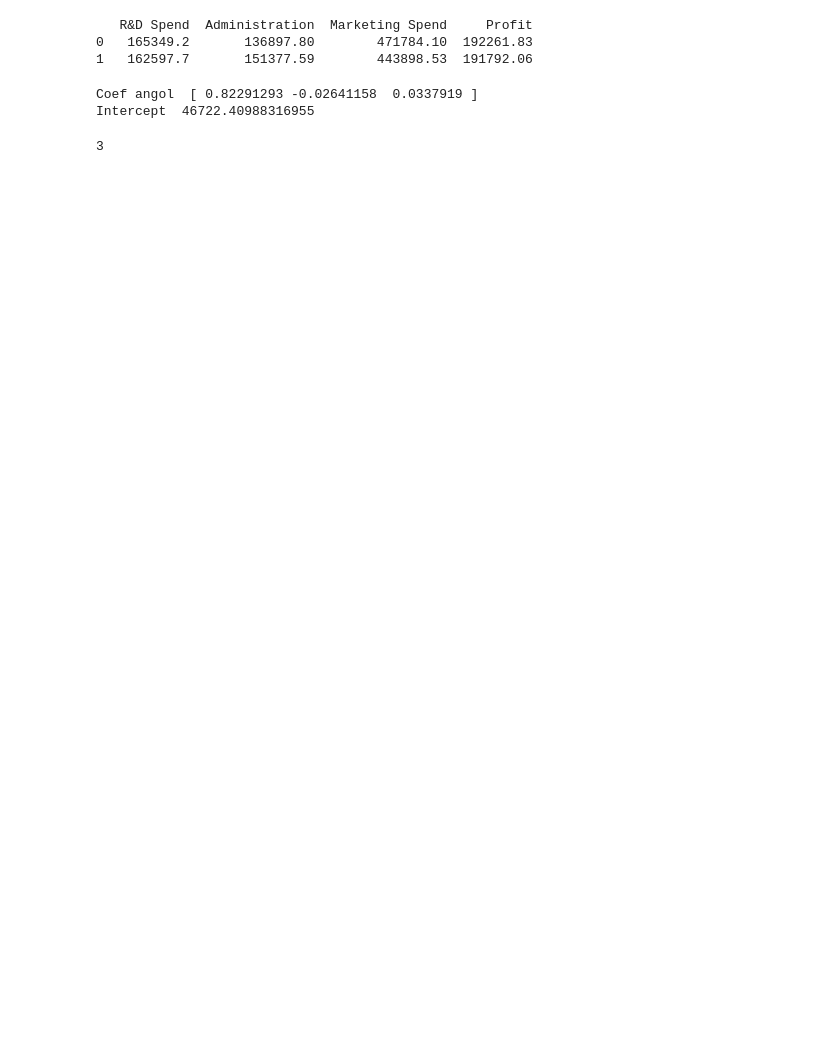
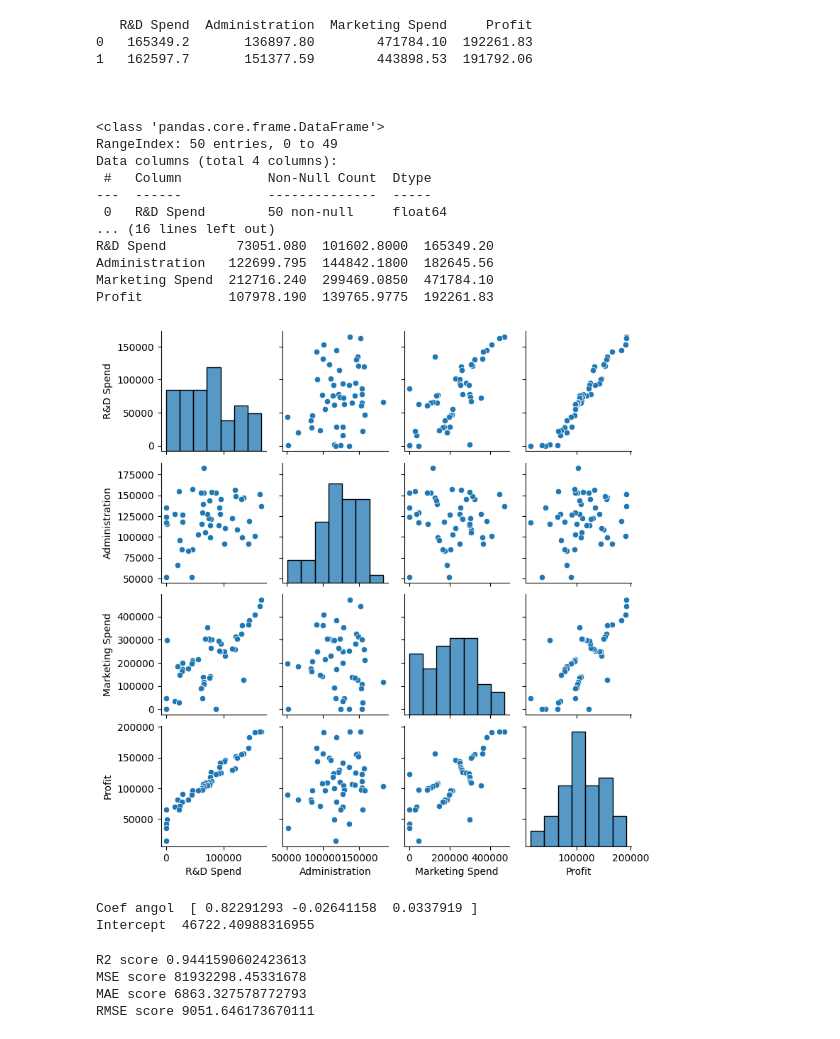
Before and after one commit to Undersk0re/machine-learning-course, a Jupyter notebook: python/Lez08/Esercizio_.ipynb, the cells around one changed output. Saved outputs shown, nothing was run; the diff lists cells and outputs as text; code cells hidden in the pictures; blank space fills up the shorter version.

```diff
--- a/python/Lez08/Esercizio_.ipynb
+++ b/python/Lez08/Esercizio_.ipynb
@@ -1,21 +1,44 @@
 # %%
 import numpy as np
 import pandas as pd
 import seaborn as sns
 import matplotlib.pyplot as plt
 preview_window=2
 
 
 
 url = "https://frenzy86.s3.eu-west-2.amazonaws.com/python/data/Startup.csv"
 
 profit_df = pd.read_csv(url)
 
 print(profit_df.head(preview_window))
+print("\n\n")
+print(profit_df.info())
+
+print("\n\n")
+print(profit_df.describe().T)
+
+sns.pairplot(profit_df,height=2);
+plt.show()
 # %% [output]
    R&D Spend  Administration  Marketing Spend     Profit
 0   165349.2       136897.80        471784.10  192261.83
 1   162597.7       151377.59        443898.53  191792.06
+
+
+
+<class 'pandas.core.frame.DataFrame'>
+RangeIndex: 50 entries, 0 to 49
+Data columns (total 4 columns):
+ #   Column           Non-Null Count  Dtype
+---  ------           --------------  -----
+ 0   R&D Spend        50 non-null     float64
+... (16 lines left out)
+R&D Spend         73051.080  101602.8000  165349.20
+Administration   122699.795  144842.1800  182645.56
+Marketing Spend  212716.240  299469.0850  471784.10
+Profit           107978.190  139765.9775  192261.83
+[figure, added]
 # %%
 # carica pandas
 # %%
@@ -55,7 +78,20 @@ y_pred = model.predict(X)
 # %% [output]
 Coef angol  [ 0.82291293 -0.02641158  0.0337919 ]
 Intercept  46722.40988316955
-# %%
-x.size//len(x)
-# %% [output]
-3
+# %%
+from sklearn.metrics import r2_score,mean_absolute_error,root_mean_squared_error,mean_squared_error
+
+r2 = r2_score(y_test,y_pred)
+mse = mean_squared_error(y_test,y_pred)
+mae = mean_absolute_error(y_test,y_pred)
+rmse = root_mean_squared_error(y_test,y_pred)
+
+print(f'R2 score {r2}')
+print(f'MSE score {mse}')
+print(f'MAE score {mae}')
+print(f'RMSE score {rmse}')
+# %% [output]
+R2 score 0.9441590602423613
+MSE score 81932298.45331678
+MAE score 6863.327578772793
+RMSE score 9051.646173670111
```
Also changed, not shown: parts of 1 cell of this notebook, 2 other files.
